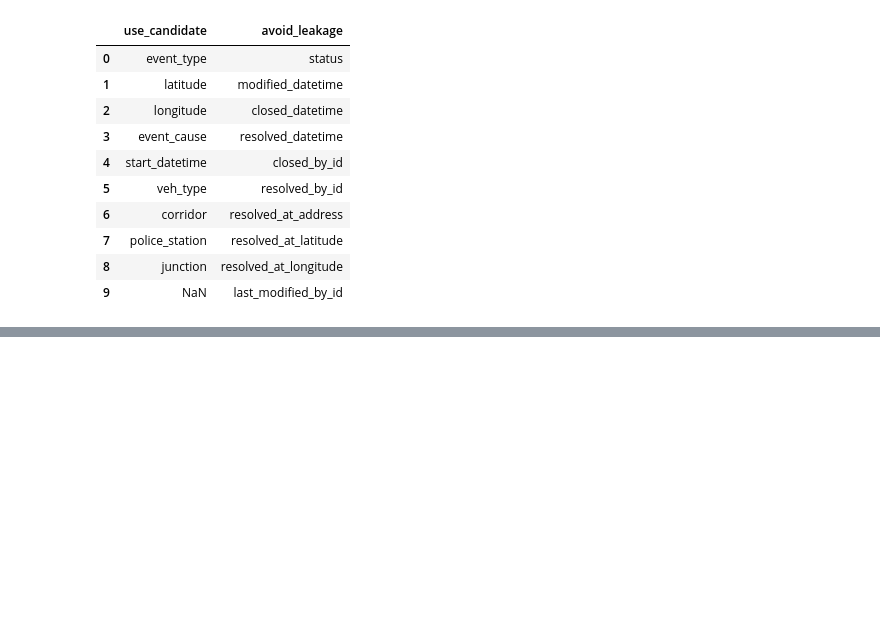
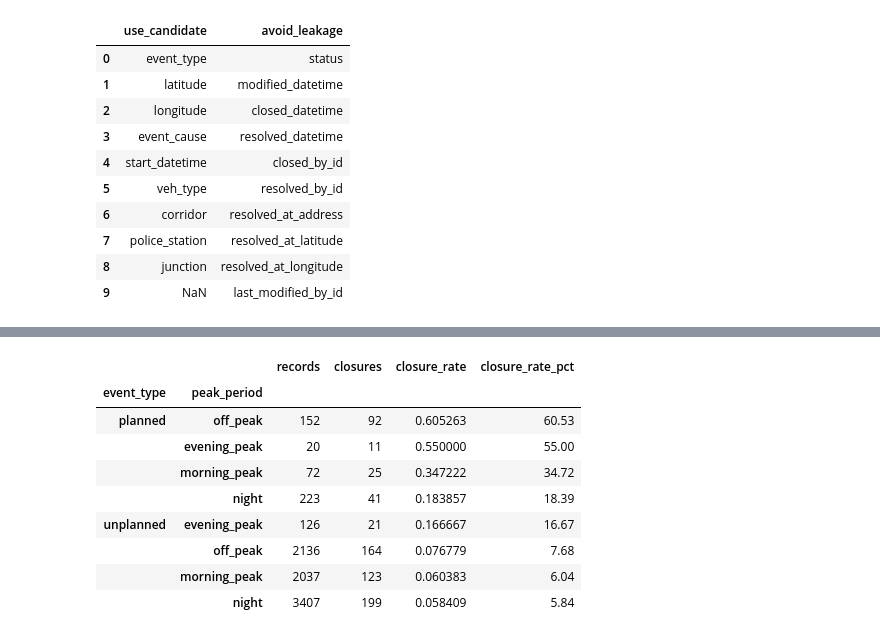
Before and after one commit to Tusshar08/GridLock_Phase2, a Jupyter notebook: notebooks/EDA/01_eda_astram_event_data.ipynb, the cells around one changed output, grey strips where cells are left out. Saved outputs shown, nothing was run; the diff lists cells and outputs as text; code cells hidden in the pictures; blank space fills up the shorter version.

```diff
--- a/notebooks/EDA/01_eda_astram_event_data.ipynb
+++ b/notebooks/EDA/01_eda_astram_event_data.ipynb
@@ -417,0 +553,26 @@ pd.DataFrame({
+# %%
+df["peak_period"] = np.select(
+    [df["hour"].between(8, 11), df["hour"].between(17, 20), (df["hour"] >= 22) | (df["hour"] <= 5)],
+    ["morning_peak", "evening_peak", "night"],
+    default="off_peak",
+)
+
+time_risk = (
+    df.groupby(["event_type", "peak_period"], dropna=False)["road_closure"]
+    .agg(records="size", closures="sum", closure_rate="mean")
+    .assign(closure_rate_pct=lambda x: (x["closure_rate"] * 100).round(2))
+    .sort_values(["closure_rate", "records"], ascending=False)
+)
+
+time_risk
+# %% [output]
+|  |  | records | closures | closure_rate | closure_rate_pct |
+| event_type | peak_period |  |  |  |  |
+| planned | off_peak | 152 | 92 | 0.605263 | 60.53 |
+|  | evening_peak | 20 | 11 | 0.550000 | 55.00 |
+|  | morning_peak | 72 | 25 | 0.347222 | 34.72 |
+|  | night | 223 | 41 | 0.183857 | 18.39 |
+| unplanned | evening_peak | 126 | 21 | 0.166667 | 16.67 |
+|  | off_peak | 2136 | 164 | 0.076779 | 7.68 |
+|  | morning_peak | 2037 | 123 | 0.060383 | 6.04 |
+|  | night | 3407 | 199 | 0.058409 | 5.84 |
```
Also changed, not shown: parts of 17 cells of this notebook.
